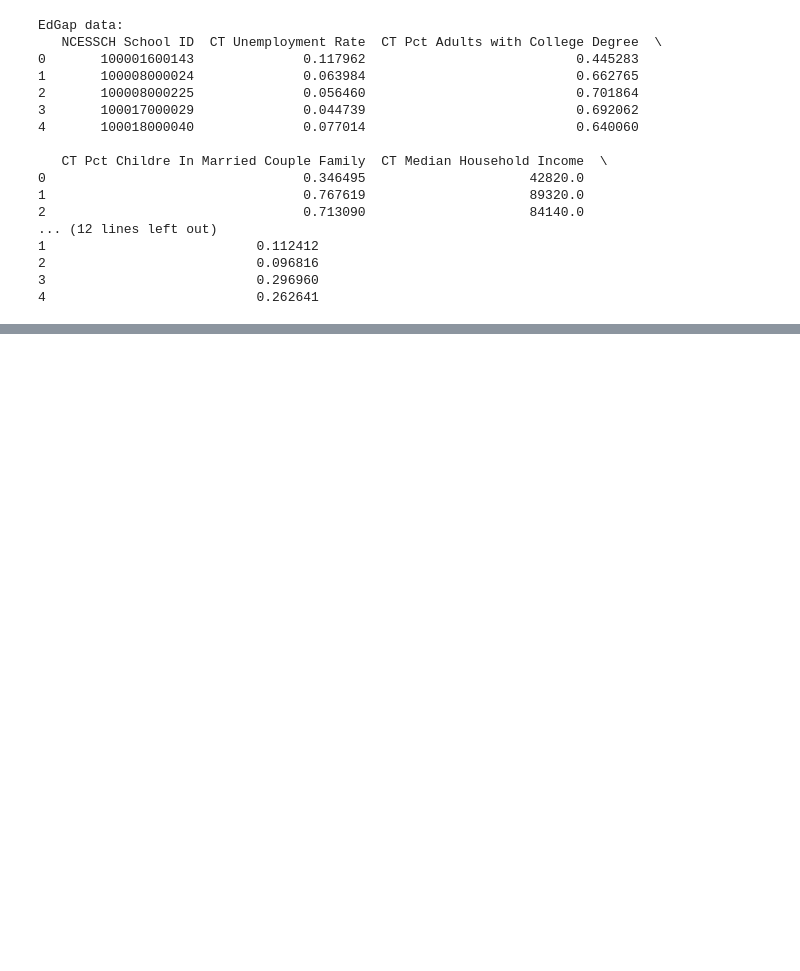
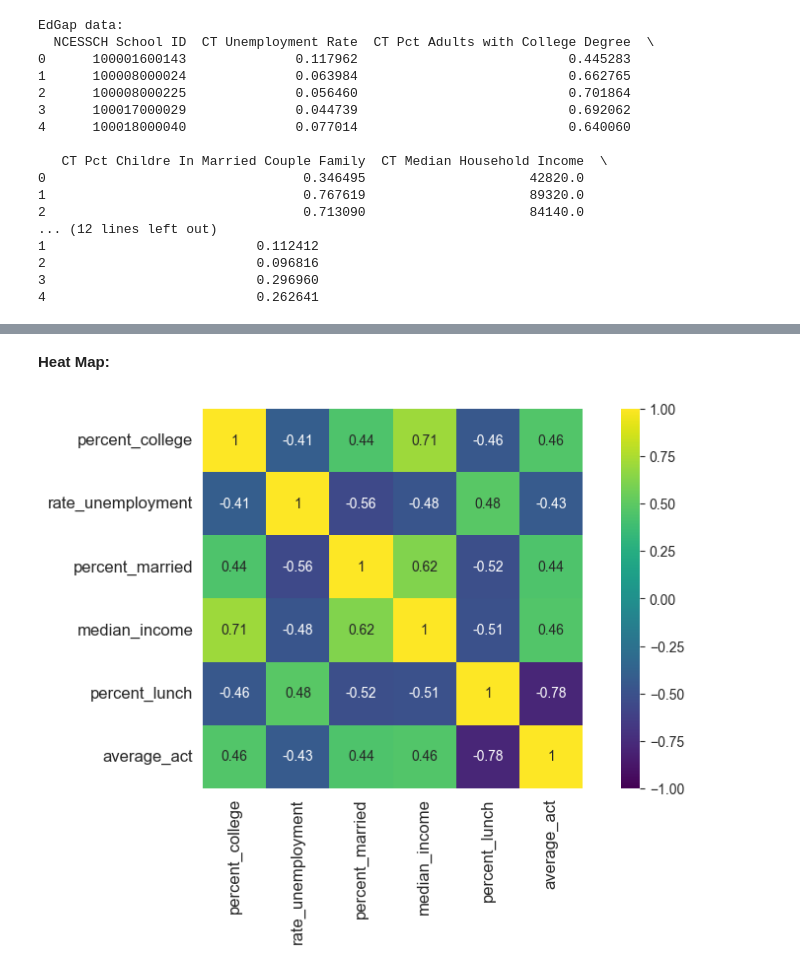
Before and after one commit to sandeepmukkala/education, a Jupyter notebook: code/Education.ipynb, the cells around one changed output, grey strips where cells are left out. Saved outputs shown, nothing was run; the diff lists cells and outputs as text; code cells hidden in the pictures; blank space fills up the shorter version.

```diff
--- a/code/Education.ipynb
+++ b/code/Education.ipynb
@@ -71,0 +505,5 @@ School information data:
+# %%
+imputer = IterativeImputer()
+# %%
+numerical_predictors = df[predictor_variables].select_dtypes(include=['number']).columns.to_list()
+print(numerical_predictors)
@@ -71,0 +514,2 @@ School information data:
+# %%
+imputer.fit(df.loc[:,numerical_predictors])
@@ -71,0 +520,2 @@ School information data:
+# %%
+df.loc[:,numerical_predictors] = imputer.transform(df.loc[:,numerical_predictors])
@@ -71,0 +567,14 @@ School information data:
+# %% [markdown]
+**Heat Map:**
+# %%
+predictors = ['percent_college', 'rate_unemployment', 'percent_married', 'median_income', 'percent_lunch']
+numerical_predictors = df[predictors].select_dtypes(include=['number']).columns.to_list()
+corr_matrix = df[numerical_predictors+["average_act"]].corr()
+
+plt.figure(figsize=(10, 5))
+
+sns.heatmap(corr_matrix, vmax=1,vmin=-1, square=True, annot=True, cmap="viridis")
+plt.tick_params(labelsize=12)
+plt.show()
+# %% [output]
+[figure, added]
```
Also changed, not shown: parts of 93 cells of this notebook, 5 other files.
